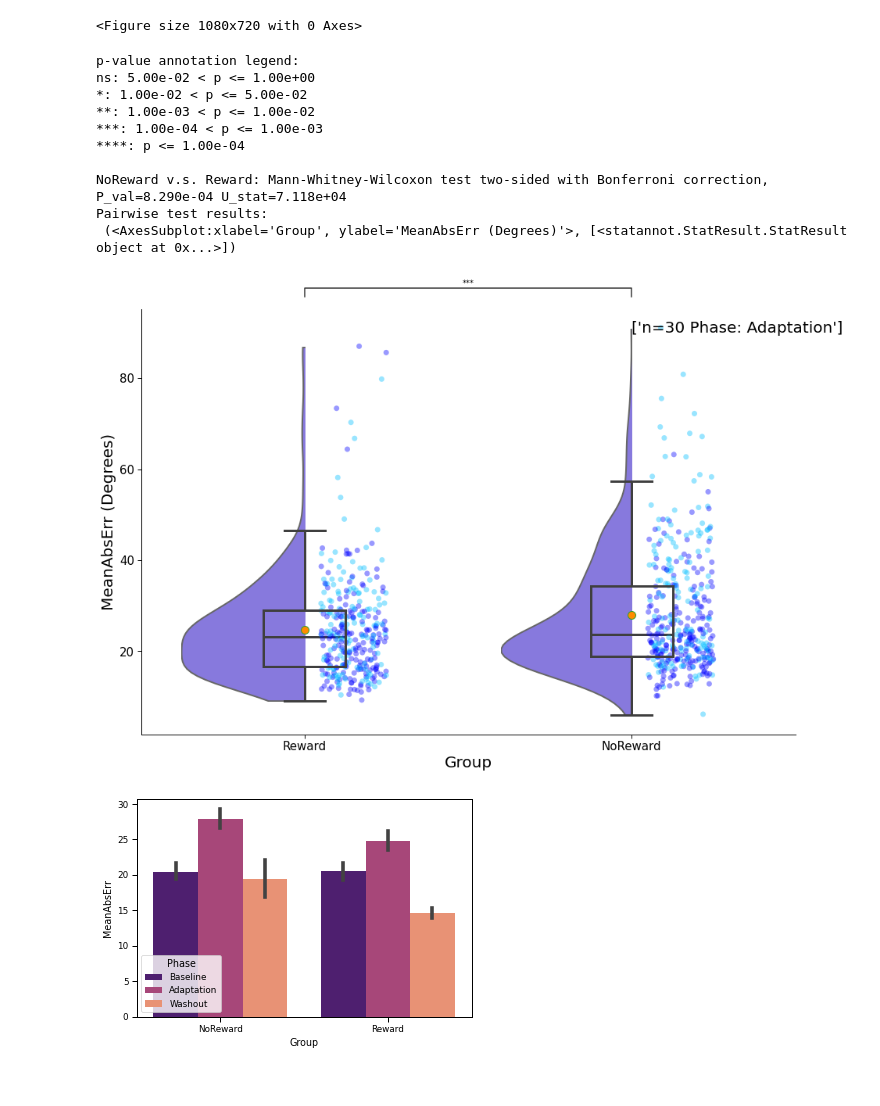
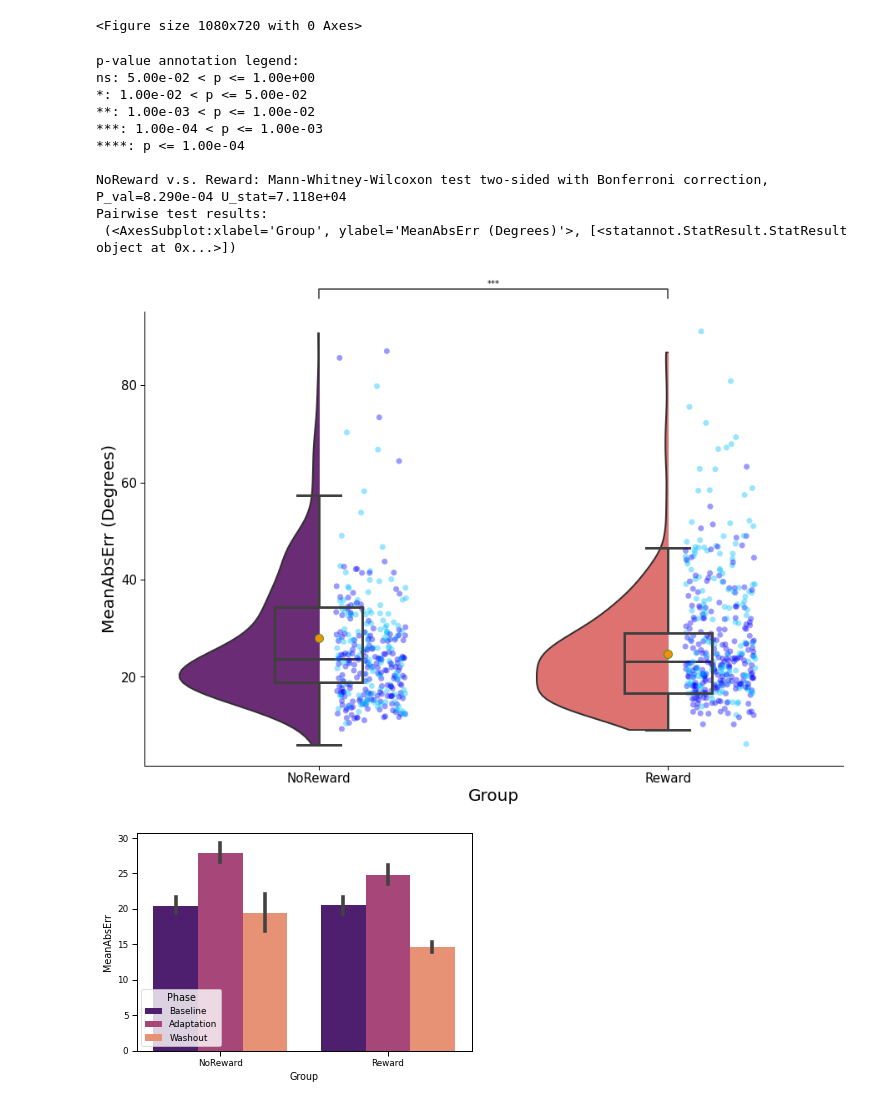
Before and after one commit to DiarKarim/SubEscape, a Jupyter notebook: SubEscape_Data_Analysis/SubEsc_Analysis.ipynb, the cells around one changed output. Saved outputs shown, nothing was run; the diff lists cells and outputs as text; code cells hidden in the pictures.

Commit message:
Latest figures and results

```diff
--- a/SubEscape_Data_Analysis/SubEsc_Analysis.ipynb
+++ b/SubEscape_Data_Analysis/SubEsc_Analysis.ipynb
@@ -1038,11 +1140,14 @@ group_mask = (df['Phase'] == 'Adaptation')
 df_grp =df[group_mask]
 
 
+#color='mediumslateblue',
 plt.figure(figsize=(15, 10))
 # Create violin plots without mini-boxplots inside.
 ax = sns.violinplot(y='MeanAbsErr', x='Group', data=df_grp,
-                    color='mediumslateblue',
-                    cut=0, inner=None)
+                    palette = 'magma',
+                    cut=0, inner=None,
+                    order = ['NoReward', 'Reward'])
+
 # Clip the right half of each violin.
 for item in ax.collections:
     x0, y0, width, height = item.get_paths()[0].get_extents().bounds
@@ -1070,40 +1175,41 @@ sns.boxplot(y='MeanAbsErr', x='Group', data=df_grp, width=0.25,
                           linewidth=3, zorder=3),
             whiskerprops=dict(linewidth=3),
             capprops=dict(linewidth=3),
-            medianprops=dict(linewidth=3))
+            medianprops=dict(linewidth=3),
+            order = ['NoReward', 'Reward'])
 
 plt.legend(frameon=False, fontsize=15, loc='lower left')
 add_cosmetics(title='', xlabel='Group', ylabel='MeanAbsErr (Degrees)')
 ax2.legend_.remove()
 
 
 # Do the stats part here
 x = "Group"
 y = "MeanAbsErr"
 order = ['NoReward', 'Reward']
 # ax = sns.stripplot(data=df_metrics, x=x, y=y, order=order)
 test_results = add_stat_annotation(ax, data=df_grp, x=x, y=y, order=order,
                                    box_pairs=[("NoReward", "Reward")],
                                    test='Mann-Whitney', text_format='star',
                                    loc='outside', verbose=2)
 
 print('Pairwise test results: \n', test_results)
 
-plt.text(1.0,90, 'n=' + str(len(pd.unique(df_grp['PtxID']))) + ' Phase: ' + pd.unique(df_grp['Phase']), fontsize=20)
+# plt.text(1.0,90, 'n=' + str(len(pd.unique(df_grp['PtxID']))) + ' Phase: ' + pd.unique(df_grp['Phase']), fontsize=20)
 
 plt.savefig(path2Figures + 'MAE_Groups_' + str(time.time())[-1-3:-1] + pd.unique(df_grp['Group'])[0] +'_.svg',dpi=600, bbox_inches='tight')
 # %% [output]
 p-value annotation legend:
 ns: 5.00e-02 < p <= 1.00e+00
 *: 1.00e-02 < p <= 5.00e-02
 **: 1.00e-03 < p <= 1.00e-02
 ***: 1.00e-04 < p <= 1.00e-03
 ****: p <= 1.00e-04
 
 NoReward v.s. Reward: Mann-Whitney-Wilcoxon test two-sided with Bonferroni correction, P_val=8.290e-04 U_stat=7.118e+04
 Pairwise test results:
  (<AxesSubplot:xlabel='Group', ylabel='MeanAbsErr (Degrees)'>, [<statannot.StatResult.StatResult object at 0x...>])
-[figure, old version]
+[figure, new version]
 # %%
 # Bar plot with everything i.e. two groups and three phases
 
```
Also changed, not shown: parts of 11 cells of this notebook, 35 other files.
